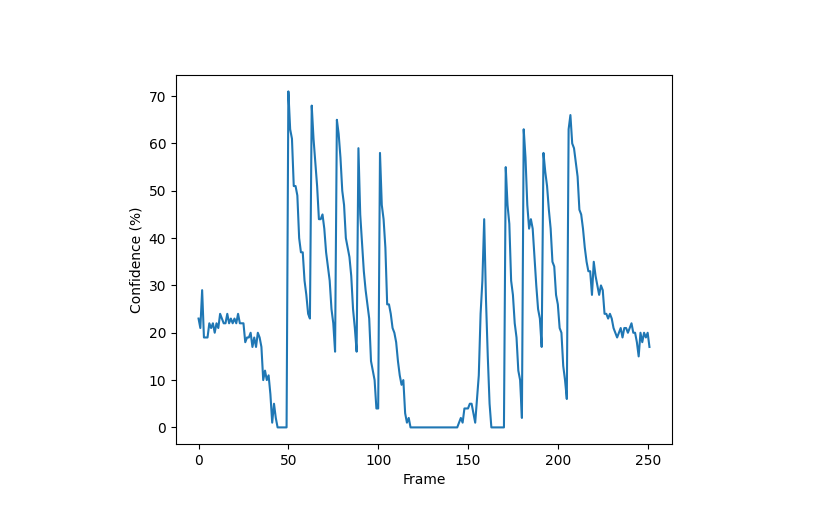
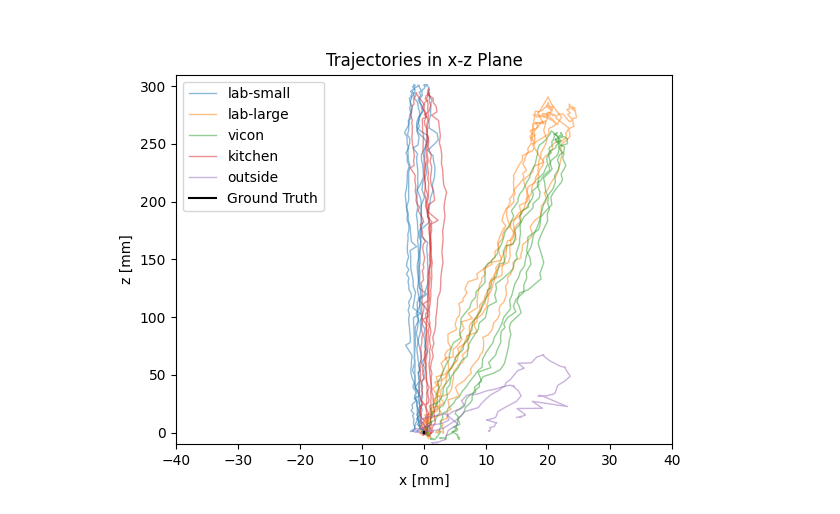
Before and after one commit to J4nn1K/demonstration-interface, a Jupyter notebook: notebooks/experiment2_environment.ipynb, the cells around one changed output. Cells and saved outputs as stored; diff of their text form; code cells hidden in the pictures.

```diff
--- a/notebooks/experiment2_environment.ipynb
+++ b/notebooks/experiment2_environment.ipynb
@@ -11,13 +15,5 @@ import mediapy
-# %%
-f = h5py.File("/home/jannik/Repos/demonstration-interface/data/session_20240626_124925_LAB_with_tracking/episode_20240626_124941.h5",'r')
-poses = np.array(f['pose_values'])*1000
-confidences = np.array(f['pose_confidences'])
-color_images = np.array(f['color_images'])
-# %%
-plt.figure()
-plt.plot(confidences)
-plt.xlabel('Frame')
-plt.ylabel('Confidence (%)')
-plt.show()
-# %% [output]
-[figure, removed]
+# %%
+def get_positions(path):
+    f = h5py.File(path,'r')
+    poses = np.array(f['pose_values'])
+    return poses[:,:3,3]*1000
@@ -23,0 +50,35 @@ plt.show()
+# %%
+# GROUND TRUTH
+increments = 1000
+z_up = np.linspace(0, 300, increments)
+z_down = np.linspace(300, 0, increments)
+z_trajectory = np.concatenate((z_up, z_down))
+x_trajectory = np.zeros_like(z_trajectory)
+y_trajectory = np.zeros_like(z_trajectory)
+ground_truth = np.vstack((x_trajectory, y_trajectory, z_trajectory)).T
+# %%
+colors = ['tab:blue', 'tab:orange', 'tab:green', 'tab:red', 'tab:purple']
+labels = ['lab-small', 'lab-large', 'vicon', 'kitchen', 'outside']
+slides = [slides_lab, slides_lab_large, slides_vicon, slides_kitchen, slides_outside]
+
+plt.figure()
+
+for i, env in enumerate(slides):
+    for j, slide in enumerate(env):
+        if j % 3 == 0:
+            plt.plot(slide[:,0], slide[:,2], alpha=0.5, linewidth=1, color=colors[i], label=labels[i])
+        else:
+            plt.plot(slide[:,0], slide[:,2], alpha=0.5, linewidth=1, color=colors[i], label='_no_legend_')
+plt.plot(ground_truth[:,0],ground_truth[:,2], color='black', label="Ground Truth")
+plt.xlim(-40, 40)
+plt.ylim(-10, 310)
+plt.xlabel('x [mm]')
+plt.ylabel('z [mm]')
+plt.title('Trajectories in x-z Plane')
+plt.legend()
+# plt.show()
+
+tikzplotlib.clean_figure()
+tikzplotlib.save("trajectories.tex")
+# %% [output]
+[figure, added]
```
Also changed, not shown: parts of 14 cells of this notebook, 3 other files.
